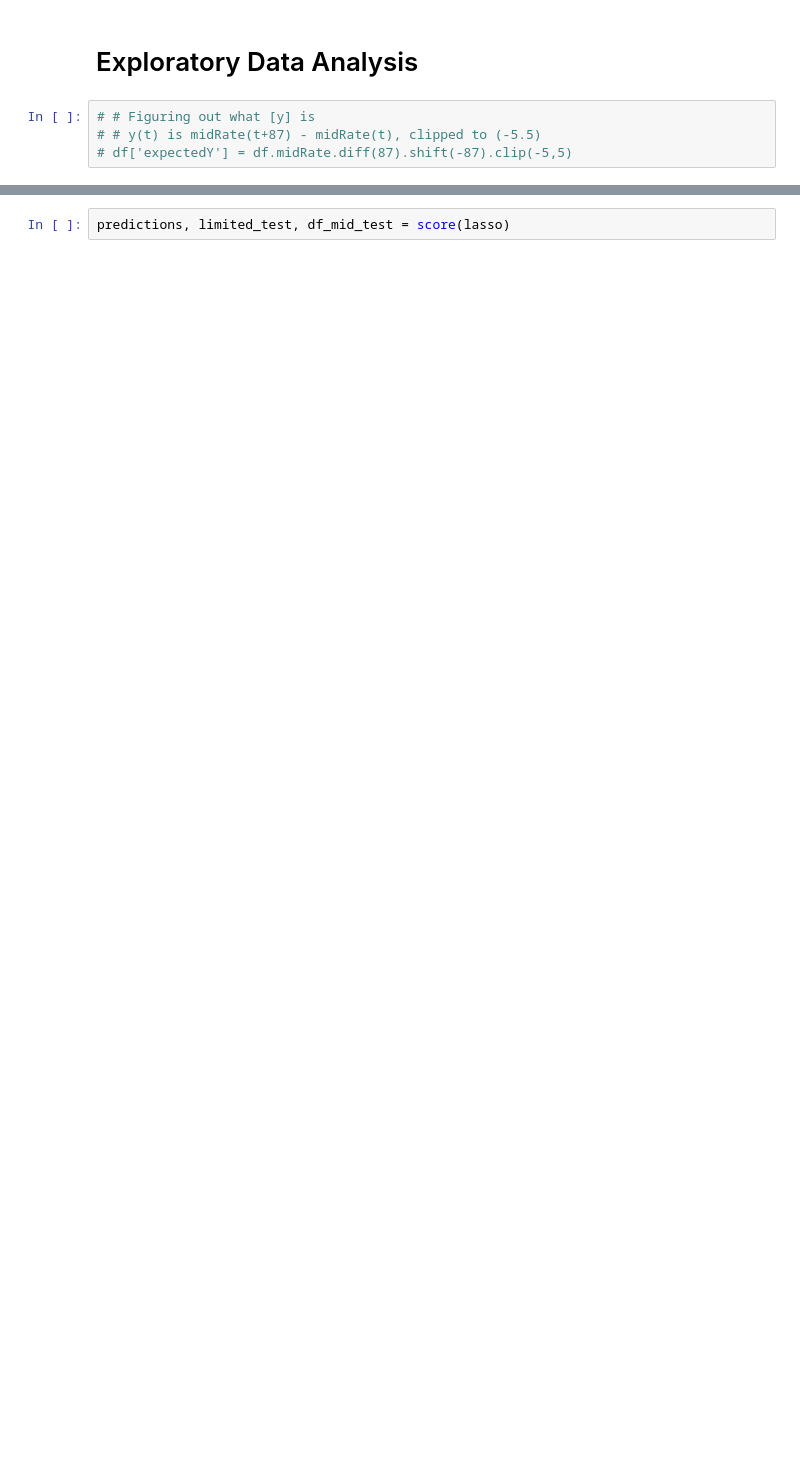
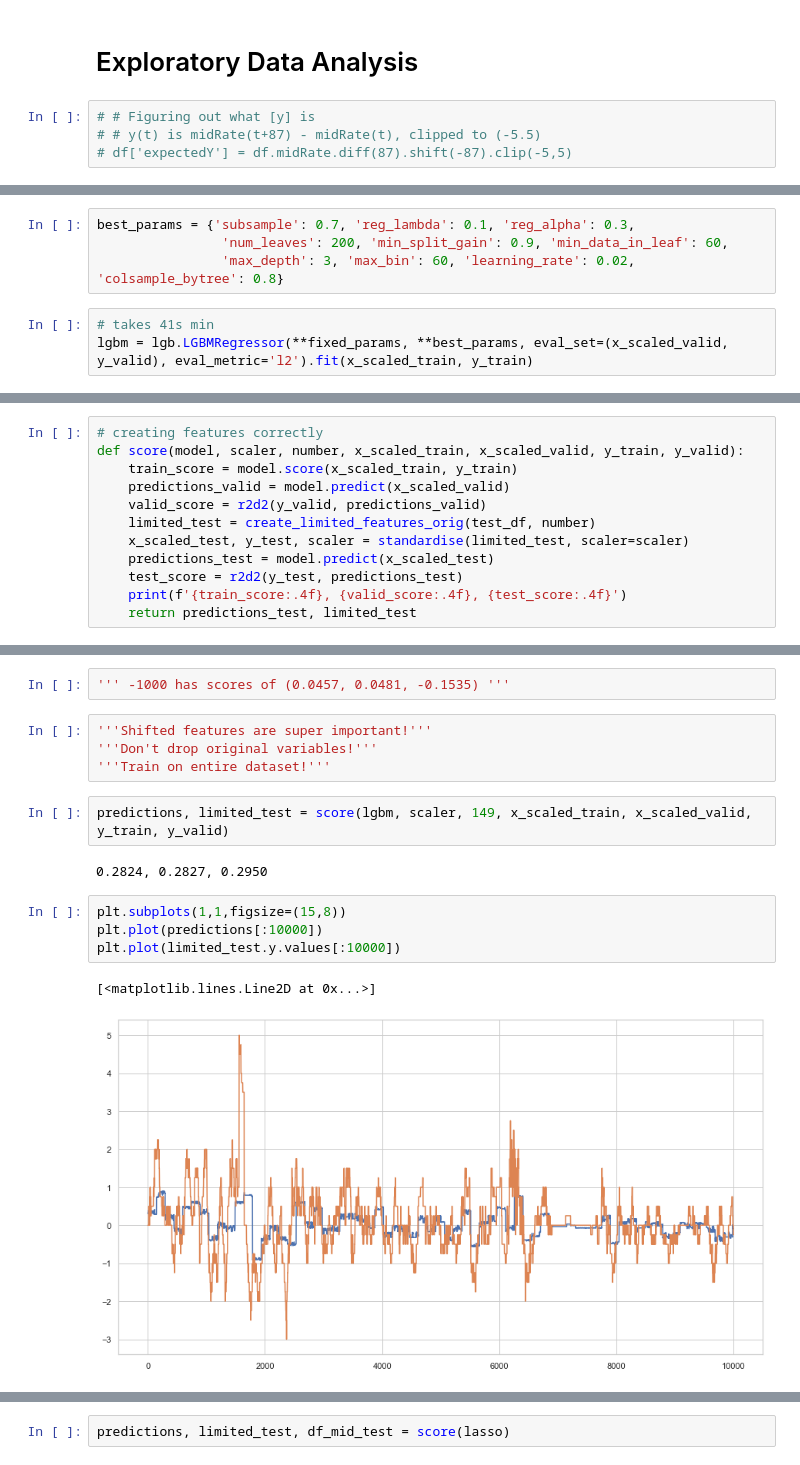
Before and after one commit to glowsplint/xtx, a Jupyter notebook: EDA.ipynb, the cells around one changed output, grey strips where cells are left out. Saved outputs shown, nothing was run; the diff lists cells and outputs as text; blank space fills up the shorter version.

Commit message:
lgbm reaches 0.30 in batch mode

```diff
--- a/EDA.ipynb
+++ b/EDA.ipynb
@@ -201,0 +146,7 @@ def score(model):
+# %%
+best_params = {'subsample': 0.7, 'reg_lambda': 0.1, 'reg_alpha': 0.3,
+                'num_leaves': 200, 'min_split_gain': 0.9, 'min_data_in_leaf': 60,
+                'max_depth': 3, 'max_bin': 60, 'learning_rate': 0.02, 'colsample_bytree': 0.8}
+# %%
+# takes 41s min
+lgbm = lgb.LGBMRegressor(**fixed_params, **best_params, eval_set=(x_scaled_valid, y_valid), eval_metric='l2').fit(x_scaled_train, y_train)
@@ -201,0 +165,12 @@ def score(model):
+# %%
+# creating features correctly
+def score(model, scaler, number, x_scaled_train, x_scaled_valid, y_train, y_valid):
+    train_score = model.score(x_scaled_train, y_train)
+    predictions_valid = model.predict(x_scaled_valid)
+    valid_score = r2d2(y_valid, predictions_valid)
+    limited_test = create_limited_features_orig(test_df, number)
+    x_scaled_test, y_test, scaler = standardise(limited_test, scaler=scaler)
+    predictions_test = model.predict(x_scaled_test)
+    test_score = r2d2(y_test, predictions_test)
+    print(f'{train_score:.4f}, {valid_score:.4f}, {test_score:.4f}')
+    return predictions_test, limited_test
@@ -201,0 +266,17 @@ def score(model):
+# %%
+''' -1000 has scores of (0.0457, 0.0481, -0.1535) '''
+# %%
+'''Shifted features are super important!'''
+'''Don't drop original variables!'''
+'''Train on entire dataset!'''
+# %%
+predictions, limited_test = score(lgbm, scaler, 149, x_scaled_train, x_scaled_valid, y_train, y_valid)
+# %% [output]
+0.2824, 0.2827, 0.2950
+# %%
+plt.subplots(1,1,figsize=(15,8))
+plt.plot(predictions[:10000])
+plt.plot(limited_test.y.values[:10000])
+# %% [output]
+[<matplotlib.lines.Line2D at 0x...>]
+[figure, added]
```
Also changed, not shown: parts of 101 cells of this notebook, 7 other files.
